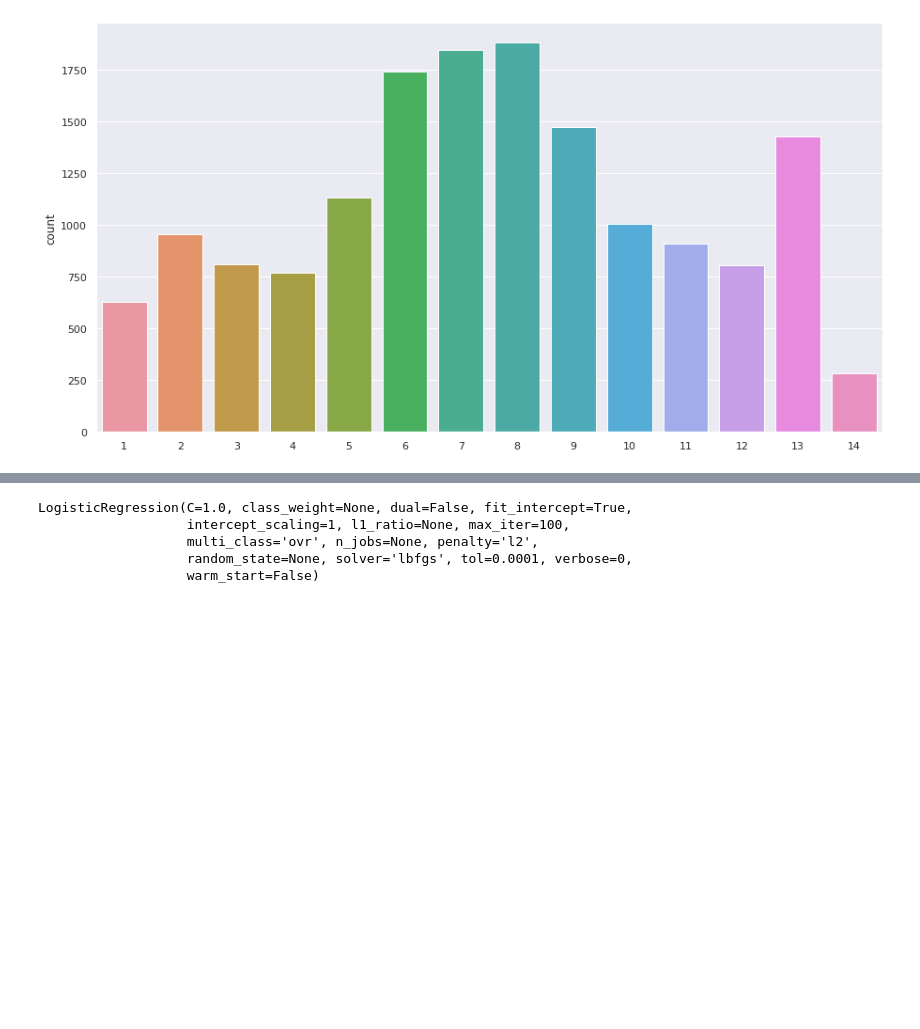
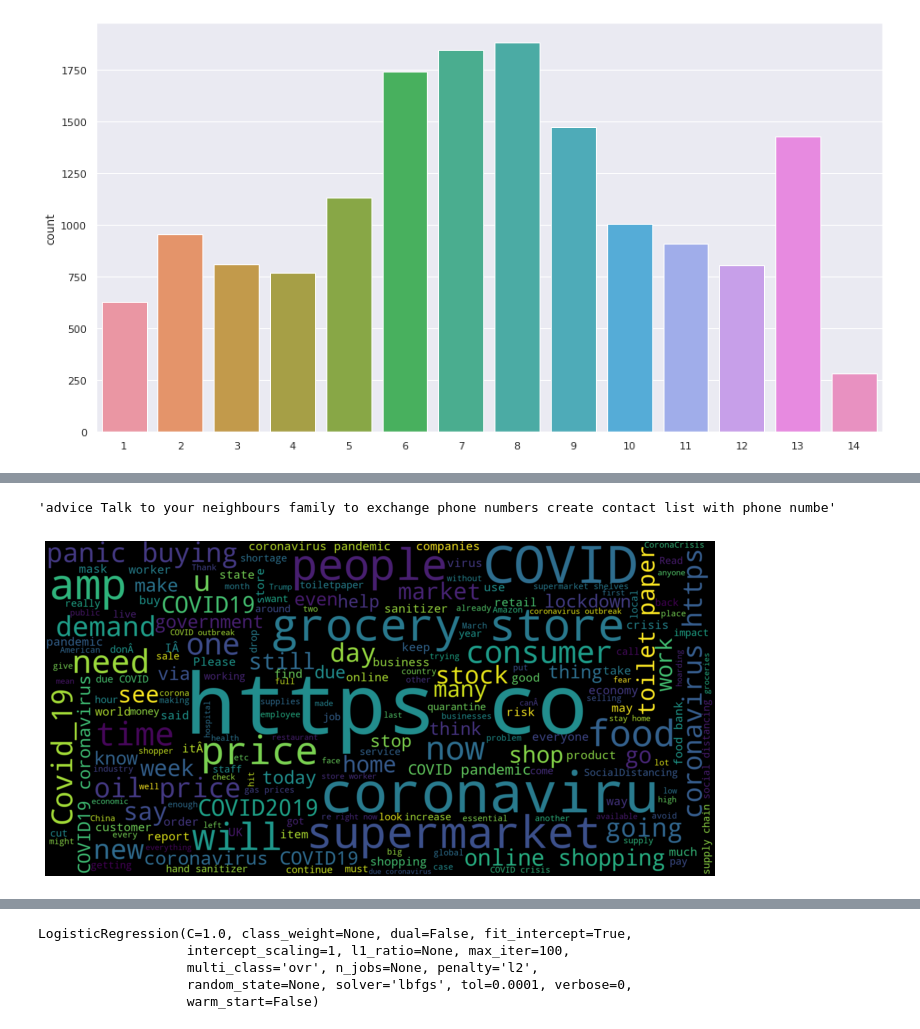
Before and after one commit to arifuddinatif/Coronavirus-Tweet-Sentiment-Analysis, a Jupyter notebook: Copy_of_Coronavirus_Tweet_Sentiment_Analysis_Capstone_Project.ipynb, the cells around one changed output, grey strips where cells are left out. Drawn from its saved outputs; the diff is of its cells as text; code cells hidden in the pictures; blank space fills up the shorter version.

```diff
--- a/Copy_of_Coronavirus_Tweet_Sentiment_Analysis_Capstone_Project.ipynb
+++ b/Copy_of_Coronavirus_Tweet_Sentiment_Analysis_Capstone_Project.ipynb
@@ -377,0 +318,6 @@ y_test shape:  (8232,)
+# %%
+neg_phrases = df[df.Sentiment == 'Negative']
+neg_words = []
+for t in neg_phrases.OriginalTweet:
+    neg_words.append(t)
+neg_words[:4]
@@ -377,0 +329,3 @@ y_test shape:  (8232,)
+# %%
+neg_text = pd.Series(neg_words).str.cat(sep=' ')
+neg_text[:100]
@@ -377,0 +356,18 @@ y_test shape:  (8232,)
+# %%
+pos_phrases = df[df.Sentiment == "Positive"] ## 4 is positive sentiment
+pos_string = []
+for t in pos_phrases.OriginalTweet:
+    pos_string.append(t)
+pos_text = pd.Series(pos_string).str.cat(sep=' ')
+pos_text[:100]
+# %% [output]
+'advice Talk to your neighbours family to exchange phone numbers create contact list with phone numbe'
+# %%
+from wordcloud import WordCloud
+wordcloud = WordCloud(width=1600, height=800, max_font_size=200).generate(neg_text)
+plt.figure(figsize=(12,10))
+plt.imshow(wordcloud, interpolation='bilinear')
+plt.axis("off")
+plt.show()
+# %% [output]
+[figure, added]
```
Also changed, not shown: parts of 130 cells of this notebook.
